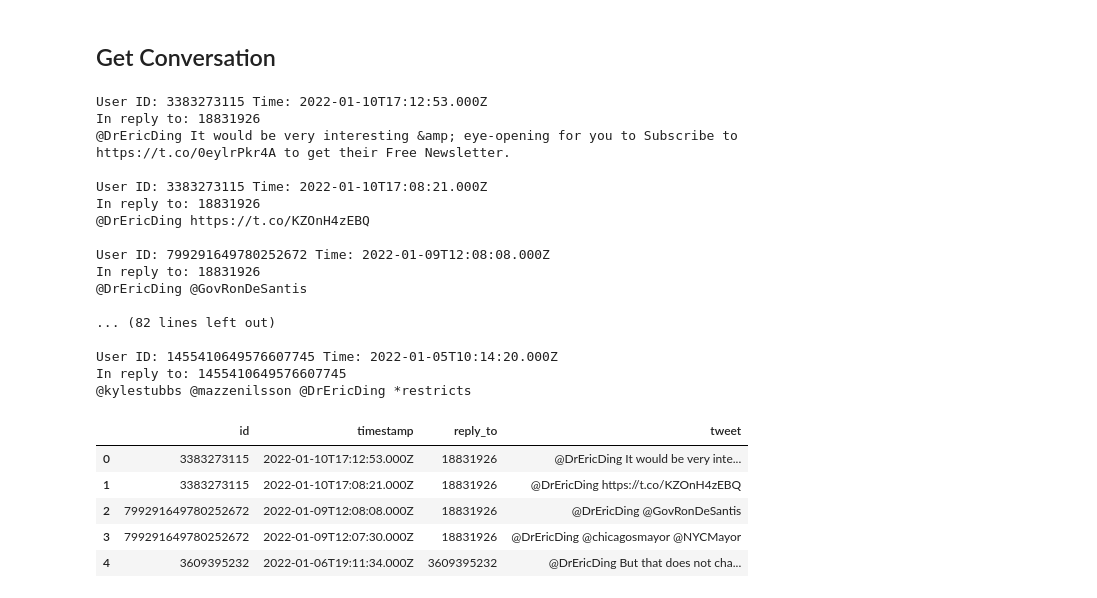
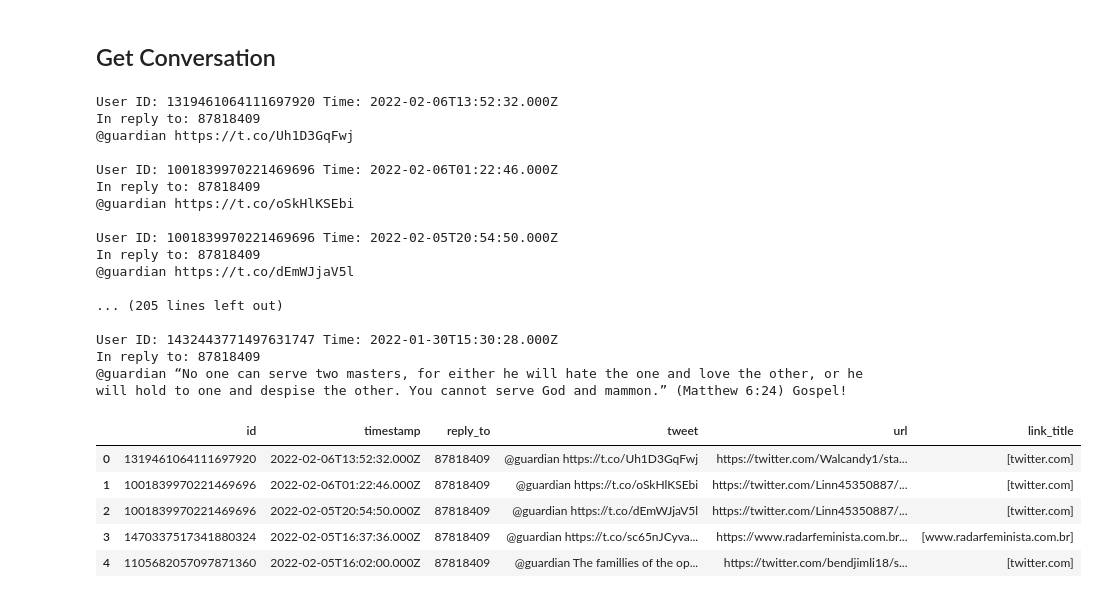
Before and after one commit to Confirmation-Bias-Analyser/Data-Collection, a Jupyter notebook: Twitter Data Collection.ipynb, the cells around one changed output. Saved outputs shown, nothing was run; the diff lists cells and outputs as text; code cells hidden in the pictures.

```diff
--- a/Twitter Data Collection.ipynb
+++ b/Twitter Data Collection.ipynb
@@ -179,39 +181,41 @@ BMW reigns with sales record in 2021 as Daimler, VW lose ground https://t.co/Wmg
 # %% [markdown]
 ## Get Conversation
 # %%
-# CNA_conversation_data = getConversation('1475390517470896129', max_results, header)
-CNA_conversation_data = getConversation('1477849910682832897', max_results, header)
+CNA_conversation_data = getConversation('1389937492065931266', max_results, header)
+# CNA_conversation_data = getConversation('1477849910682832897', max_results, header)
 
 result = getTweetComments(CNA_conversation_data)
 # %% [output]
-User ID: 3383273115 Time: 2022-01-10T17:12:53.000Z
-In reply to: 18831926
-@DrEricDing It would be very interesting &amp; eye-opening for you to Subscribe to https://t.co/0eylrPkr4A to get their Free Newsletter.
+User ID: 1319461064111697920 Time: 2022-02-06T13:52:32.000Z
+In reply to: 87818409
+@guardian https://t.co/Uh1D3GqFwj
 
-User ID: 3383273115 Time: 2022-01-10T17:08:21.000Z
-In reply to: 18831926
-@DrEricDing https://t.co/KZOnH4zEBQ
+User ID: 1001839970221469696 Time: 2022-02-06T01:22:46.000Z
+In reply to: 87818409
+@guardian https://t.co/oSkHlKSEbi
 
-User ID: 799291649780252672 Time: 2022-01-09T12:08:08.000Z
-In reply to: 18831926
-@DrEricDing @GovRonDeSantis
+User ID: 1001839970221469696 Time: 2022-02-05T20:54:50.000Z
+In reply to: 87818409
+@guardian https://t.co/dEmWJjaV5l
 
-... (82 lines left out)
+... (205 lines left out)
 
-User ID: 1455410649576607745 Time: 2022-01-05T10:14:20.000Z
-In reply to: 1455410649576607745
-@kylestubbs @mazzenilsson @DrEricDing *restricts
+User ID: 1432443771497631747 Time: 2022-01-30T15:30:28.000Z
+In reply to: 87818409
+@guardian “No one can serve two masters, for either he will hate the one and love the other, or he will hold to one and despise the other. You cannot serve God and mammon.” (Matthew 6:24) Gospel!
 # %%
 df = pd.DataFrame.from_dict(result)
 df['id'] = df['id'].astype(str)
 df['reply_to'] = df['reply_to'].astype(str)
+df['url'] = df['tweet'].apply(lambda x: getLinks(x))
+df['link_title'] = df['url'].apply(lambda x: getURLfromList(x))
 df.to_csv('Datasets/sample_tweet_conversation.csv')
 
 df.head()
 # %% [output]
-|  | id | timestamp | reply_to | tweet |
-| 0 | 3383273115 | 2022-01-10T17:12:53.000Z | 18831926 | @DrEricDing It would be very inte... |
-| 1 | 3383273115 | 2022-01-10T17:08:21.000Z | 18831926 | @DrEricDing https://t.co/KZOnH4zEBQ |
-| 2 | 799291649780252672 | 2022-01-09T12:08:08.000Z | 18831926 | @DrEricDing @GovRonDeSantis |
-| 3 | 799291649780252672 | 2022-01-09T12:07:30.000Z | 18831926 | @DrEricDing @chicagosmayor @NYCMayor |
-| 4 | 3609395232 | 2022-01-06T19:11:34.000Z | 3609395232 | @DrEricDing But that does not cha... |
+|  | id | timestamp | reply_to | tweet | url | link_title |
+| 0 | 1319461064111697920 | 2022-02-06T13:52:32.000Z | 87818409 | @guardian https://t.co/Uh1D3GqFwj | https://twitter.com/Walcandy1/sta... | [twitter.com] |
+| 1 | 1001839970221469696 | 2022-02-06T01:22:46.000Z | 87818409 | @guardian https://t.co/oSkHlKSEbi | https://twitter.com/Linn45350887/... | [twitter.com] |
+| 2 | 1001839970221469696 | 2022-02-05T20:54:50.000Z | 87818409 | @guardian https://t.co/dEmWJjaV5l | https://twitter.com/Linn45350887/... | [twitter.com] |
+| 3 | 1470337517341880324 | 2022-02-05T16:37:36.000Z | 87818409 | @guardian https://t.co/sc65nJCyva... | https://www.radarfeminista.com.br... | [www.radarfeminista.com.br] |
+| 4 | 1105682057097871360 | 2022-02-05T16:02:00.000Z | 87818409 | @guardian The famillies of the op... | https://twitter.com/bendjimli18/s... | [twitter.com] |
```
Also changed, not shown: parts of 7 cells of this notebook, 2 other files.
